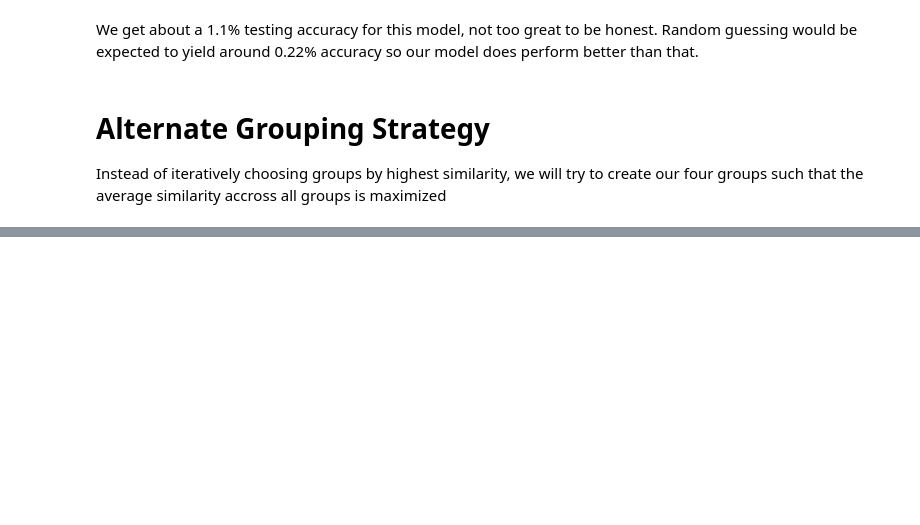
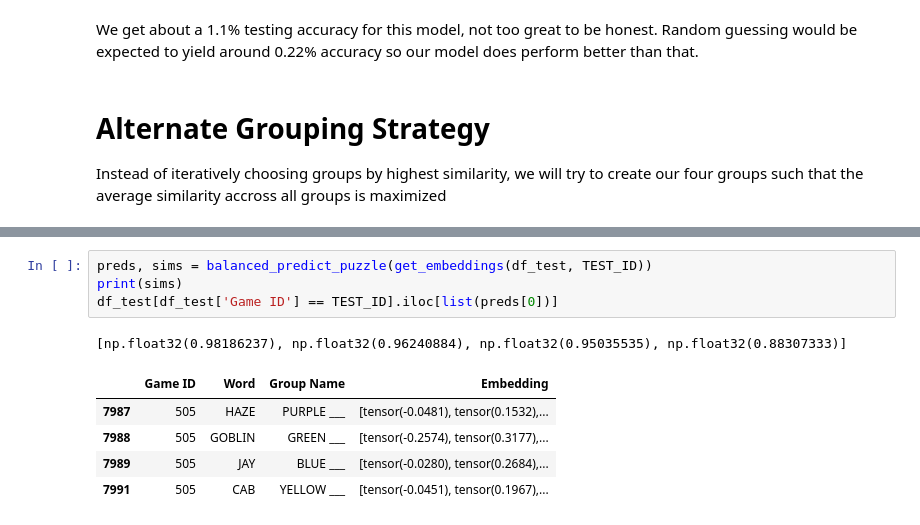
Before and after one commit to Kunritty/connections-solver, a Jupyter notebook: bert-model-zero-shot.ipynb, the cells around one changed output, grey strips where cells are left out. Cells and saved outputs as stored; diff of their text form; blank space fills up the shorter version.

Commit message:
test new function

```diff
--- a/bert-model-zero-shot.ipynb
+++ b/bert-model-zero-shot.ipynb
@@ -243,0 +301,11 @@ Instead of iteratively choosing groups by highest similarity, we will try to cre
+# %%
+preds, sims = balanced_predict_puzzle(get_embeddings(df_test, TEST_ID))
+print(sims)
+df_test[df_test['Game ID'] == TEST_ID].iloc[list(preds[0])]
+# %% [output]
+[np.float32(0.98186237), np.float32(0.96240884), np.float32(0.95035535), np.float32(0.88307333)]
+|  | Game ID | Word | Group Name | Embedding |
+| 7987 | 505 | HAZE | PURPLE ___ | [tensor(-0.0481), tensor(0.1532),... |
+| 7988 | 505 | GOBLIN | GREEN ___ | [tensor(-0.2574), tensor(0.3177),... |
+| 7989 | 505 | JAY | BLUE ___ | [tensor(-0.0280), tensor(0.2684),... |
+| 7991 | 505 | CAB | YELLOW ___ | [tensor(-0.0451), tensor(0.1967),... |
```
Also changed, not shown: parts of 2 cells of this notebook.
